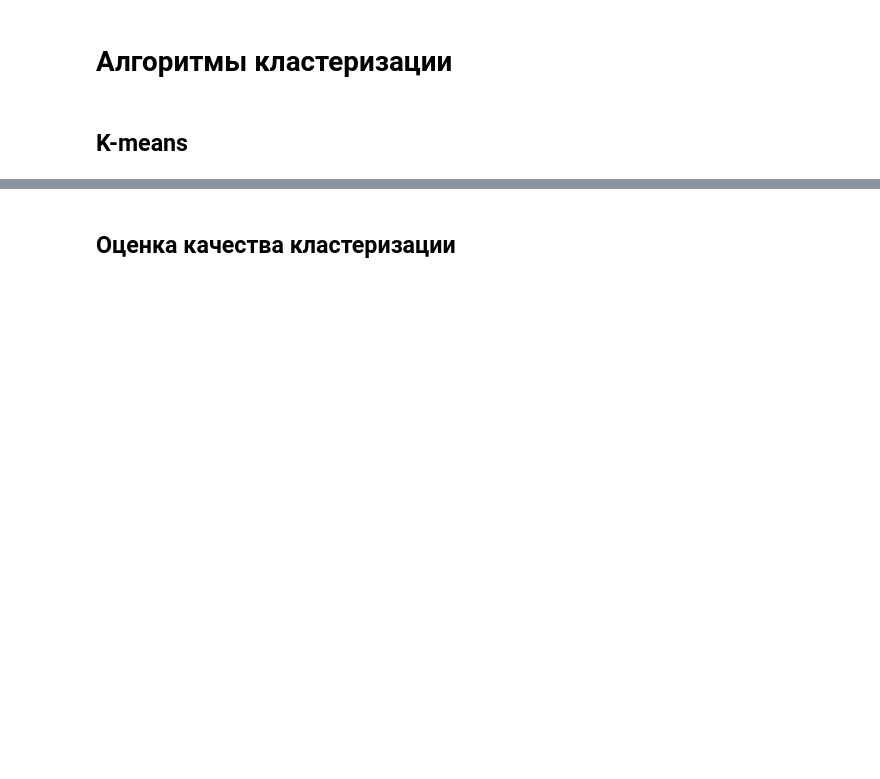
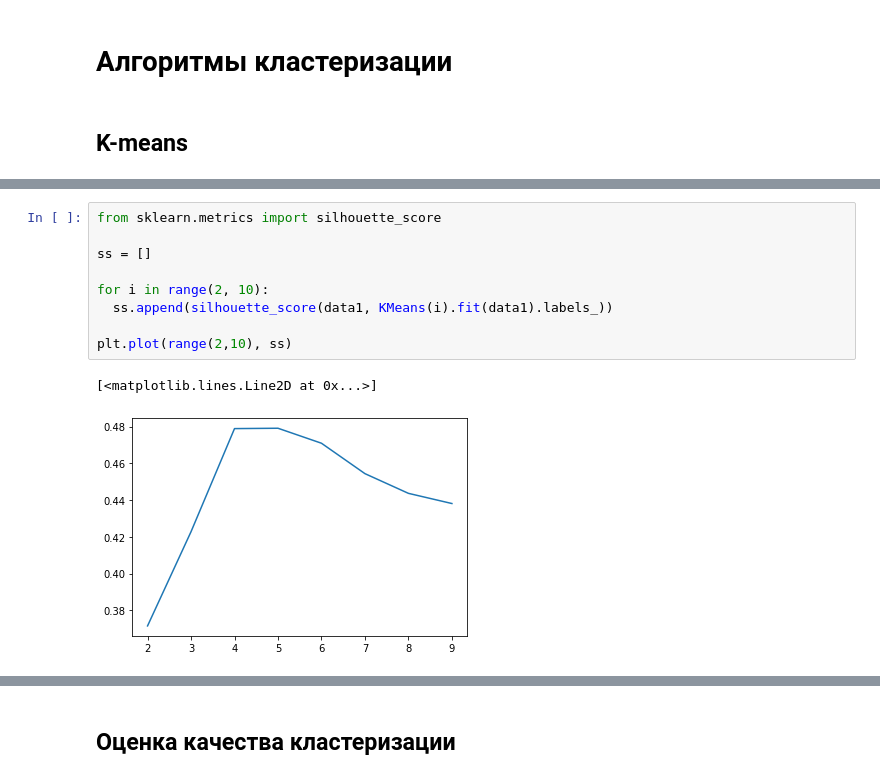
Before and after one commit to Rote-cloud/ML, a Jupyter notebook: Lab6.ipynb, the cells around one changed output, grey strips where cells are left out. Drawn from its saved outputs; the diff is of its cells as text; blank space fills up the shorter version.

```diff
--- a/Lab6.ipynb
+++ b/Lab6.ipynb
@@ -41,0 +77,12 @@ plt.show()
+# %%
+from sklearn.metrics import silhouette_score
+
+ss = []
+
+for i in range(2, 10):
+  ss.append(silhouette_score(data1, KMeans(i).fit(data1).labels_))
+
+plt.plot(range(2,10), ss)
+# %% [output]
+[<matplotlib.lines.Line2D at 0x...>]
+[figure, added]
```
Also changed, not shown: parts of 15 cells of this notebook, 1 other file.
